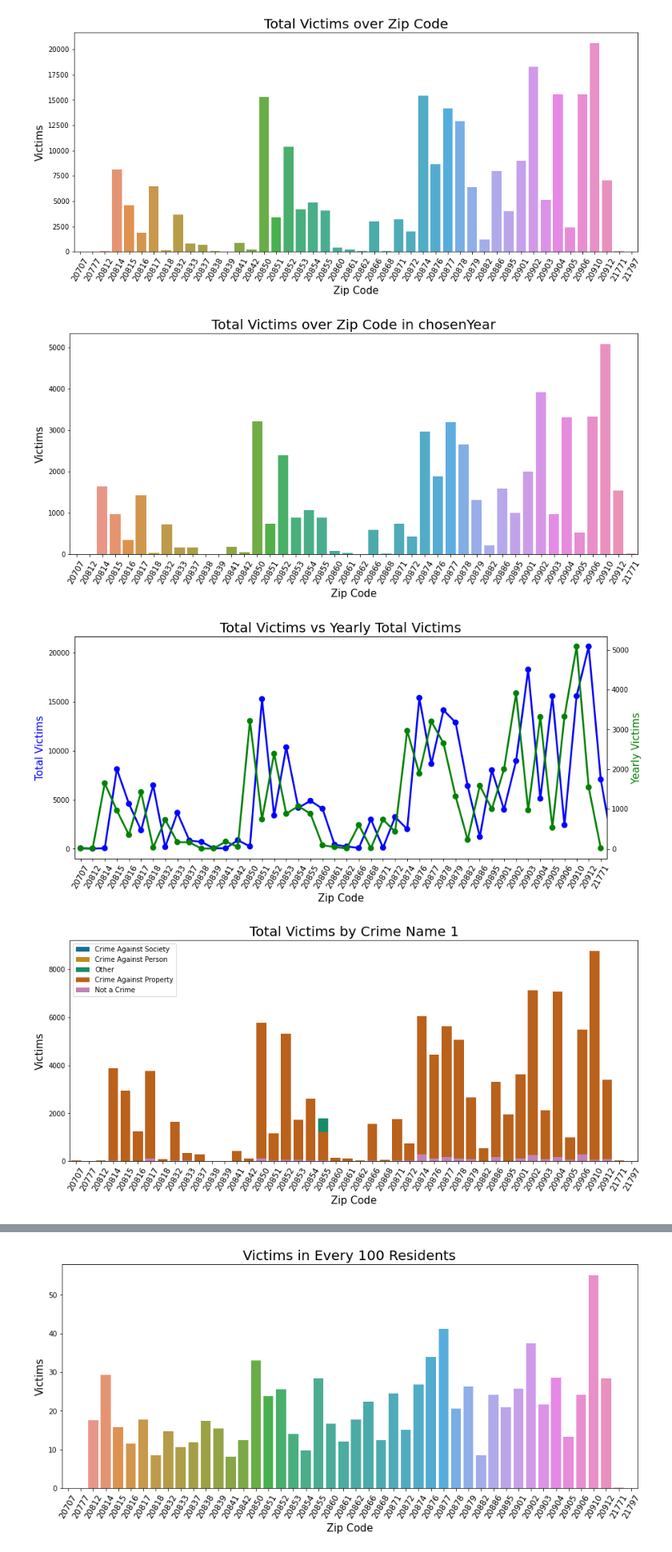
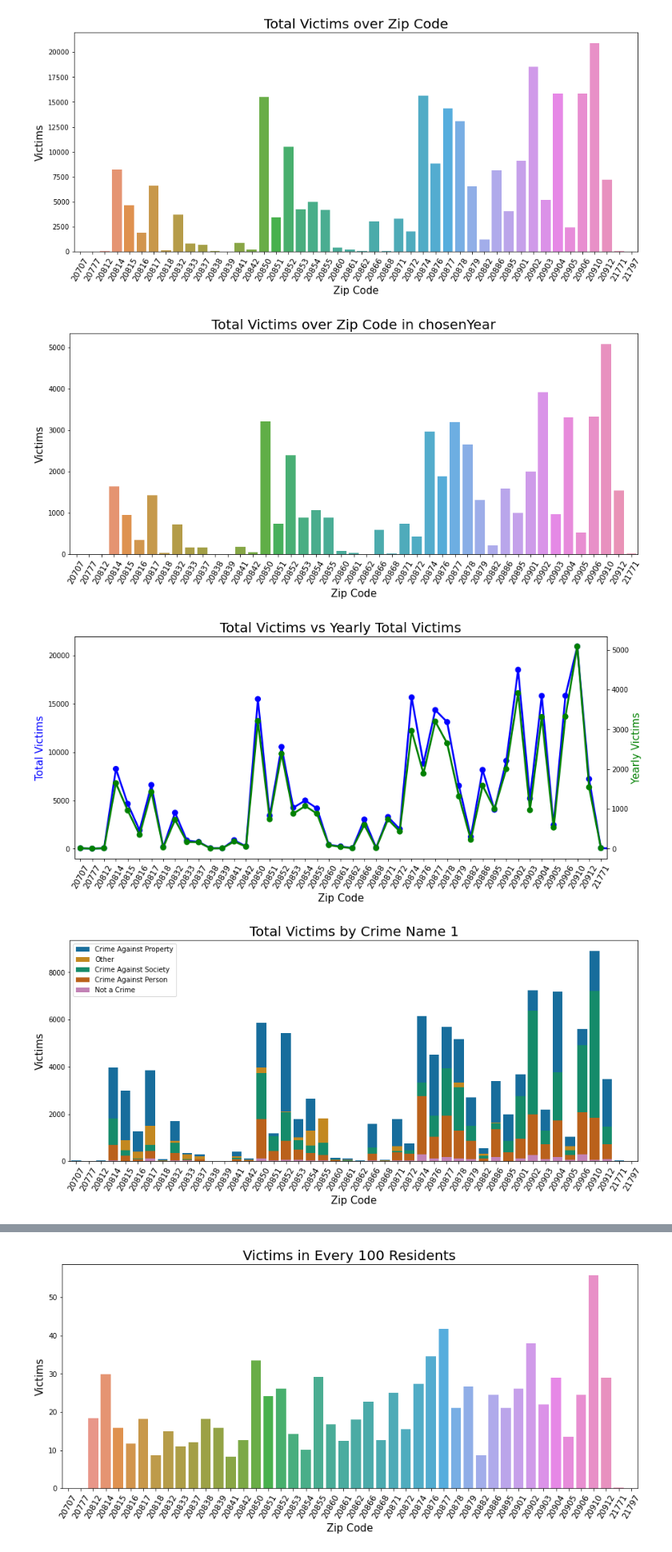
Before and after one commit to dspark0419/DATA-205, a Jupyter notebook: Project_Crime.ipynb, the cells around one changed output, grey strips where cells are left out. Shown at 80% size. Drawn from its saved outputs; the diff is of its cells as text; code cells hidden in the pictures.

```diff
--- a/Project_Crime.ipynb
+++ b/Project_Crime.ipynb
@@ -167,0 +162,15 @@ mcCrime.head()
+# %%
+new_20777_2016 = {'Victims': 0, 'Crime Name1': 'Other',	'Crime Name2': 'All Other Offenses',
+                  'Crime Name3': 'OBSCENE COMMUNICATION',	'Zip Code': 20777,
+                  'Start_Date_Time': '01/01/2016 12:00:00 AM', 'Year': 2016}
+new_20777_2019 = {'Victims': 0, 'Crime Name1': 'Other',	'Crime Name2': 'All Other Offenses',
+                  'Crime Name3': 'OBSCENE COMMUNICATION',	'Zip Code': 20777,
+                  'Start_Date_Time': '01/01/2019 12:00:00 AM', 'Year': 2019}
+new_20707_2021 = {'Victims': 0, 'Crime Name1': 'Other',	'Crime Name2': 'All Other Offenses',
+                  'Crime Name3': 'OBSCENE COMMUNICATION',	'Zip Code': 20707,
+                  'Start_Date_Time': '01/01/2021 12:00:00 AM', 'Year': 2021}
+new_20777_2021 = {'Victims': 0, 'Crime Name1': 'Other',	'Crime Name2': 'All Other Offenses',
+                  'Crime Name3': 'OBSCENE COMMUNICATION',	'Zip Code': 20777,
+                  'Start_Date_Time': '01/01/2021 12:00:00 AM', 'Year': 2021}
+mcCrime = mcCrime.append([new_20777_2016, new_20777_2019, new_20707_2021, new_20777_2021], ignore_index=True)
+#mcCrime = mcCrime.append(new_20777_2019, ignore_index=True)
@@ -168,7 +179,7 @@ mcCrime.head()
 # %% [markdown]
 ## **Data Visualizations**
 # %%
-mcPopCrime = pd.merge(mcCrime, mcZcta, left_on='Zip Code', right_on='ZCTA5N', how='right') #.drop(columns=['Zip Code'])
+mcPopCrime = mcPop.merge(mcCrime, left_on='Zip Code', right_on='Zip Code') #.drop(columns=['Zip Code'])
 # %%
 mcPopCrime.head()
 # %% [output]
@@ -181,7 +192,7 @@ mcPopCrime.head()
 # %%
 plt.rcParams['figure.figsize'] = (15, 6) # global fugure size
 # %%
-by_col = ['Crime Name1', 'Crime Name2', 'Crime Name3', 'ZCTA5N', 'year']
-summaries = {'Victims': 'sum', 'POP100': 'mean'}
+by_col = ['Crime Name1', 'Crime Name2', 'Crime Name3', 'Zip Code', 'Year']
+summaries = {'Victims': 'sum', 'Population': 'mean'}
 mcPopCrime_byCol = mcPopCrime.groupby(by=by_col).agg(summaries).reset_index()
 # %%
@@ -195,4 +206,4 @@ array([20814, 20817, 20832, 20837, 20838, 20850, 20851, 20853, 20854,
        21797])
 # %%
-mcPopCrime_byCol = mcPopCrime_byCol.sort_values('ZCTA5N')
+mcPopCrime_byCol = mcPopCrime_byCol.sort_values('Zip Code')
 # %%
@@ -217,9 +228,9 @@ plt.show()
 [figure]
 # %%
 chosenYear = 2019
-mcPopCrime_byCol_year = mcPopCrime_byCol[mcPopCrime_byCol['year'] == chosenYear]
+mcPopCrime_byCol_Year = mcPopCrime_byCol[mcPopCrime_byCol['Year'] == chosenYear]
 
-sns.barplot(data=mcPopCrime_byCol_year, x='ZCTA5N', y='Victims', estimator=sum, ci=None)
+sns.barplot(data=mcPopCrime_byCol_Year, x='Zip Code', y='Victims', estimator=sum, ci=None)
 
 plt.title('Total Victims over Zip Code in chosenYear', size=20)
 plt.xticks(rotation=60, size=12)
@@ -228,34 +239,34 @@ plt.ylabel('Victims', size=15)
 
 plt.show()
 # %% [output]
-[figure, old version]
+[figure, new version]
 # %%
 fig, ax = plt.subplots(figsize=[14,6])
 
-sns.pointplot(ax=ax, data=mcPopCrime_byCol, x='ZCTA5N', y='Victims', color='blue', ci=None, estimator=sum)
+sns.pointplot(ax=ax, data=mcPopCrime_byCol, x='Zip Code', y='Victims', color='blue', ci=None, estimator=sum)
 ax1 = ax.twinx()
-sns.pointplot(ax=ax1, data=mcPopCrime_byCol_year, x='ZCTA5N', y='Victims', color='green', ci=None, estimator=sum)
+sns.pointplot(ax=ax1, data=mcPopCrime_byCol_Year, x='Zip Code', y='Victims', color='green', ci=None, estimator=sum)
 
 ax.set_title('Total Victims vs Yearly Total Victims', size=20)
 #ax.set_xticks()
-ax.set_xticklabels(mcPopCrime_byCol_year['ZCTA5N'].unique(), rotation=60, size=12) #ax.get_xticklabels()
+ax.set_xticklabels(mcPopCrime_byCol_Year['Zip Code'].unique(), rotation=60, size=12) #ax.get_xticklabels()
 ax.set_xlabel('Zip Code', size=15)
 ax.set_ylabel('Total Victims', size=15, color='blue')
 ax1.set_ylabel('Yearly Victims', size=15, color='green')
 
 plt.show()
 # %% [output]
-[figure, old version]
+[figure, new version]
 # %%
-sns.barplot(data=mcPopCrime_byCol, x='ZCTA5N', y='Victims', hue='Crime Name1', palette='colorblind',
+sns.barplot(data=mcPopCrime_byCol, x='Zip Code', y='Victims', hue='Crime Name1', palette='colorblind',
             dodge=False, orient='v', ci=None, estimator=sum)
 
 plt.title('Total Victims by Crime Name 1', size=20)
 plt.xticks(rotation=60, size=12)
 plt.xlabel('Zip Code', size=15)
 plt.ylabel('Victims', size=15)
 plt.legend(loc='upper left')
 plt.show()
 # %% [output]
-[figure, old version]
+[figure, new version]
 # %%
```
Also changed, not shown: parts of 28 cells of this notebook.
